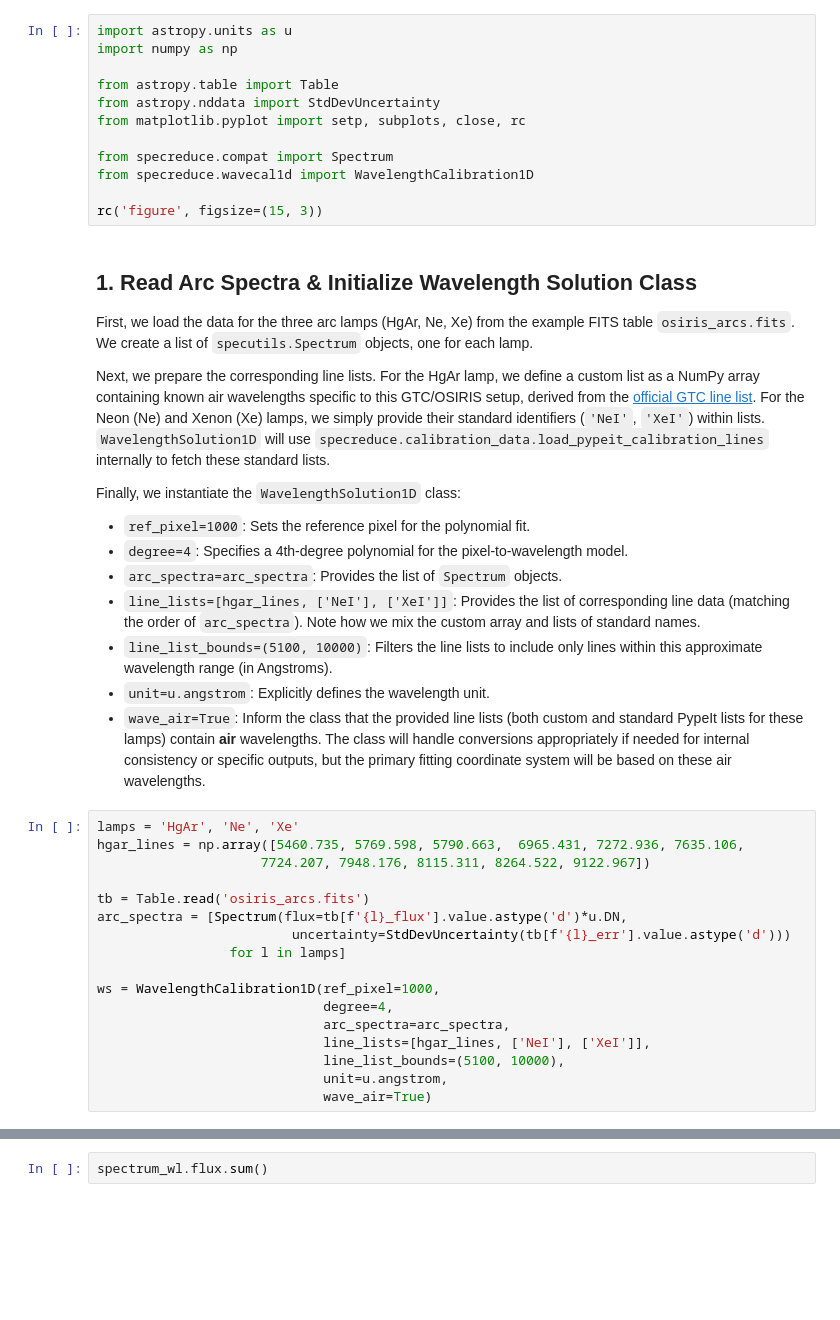
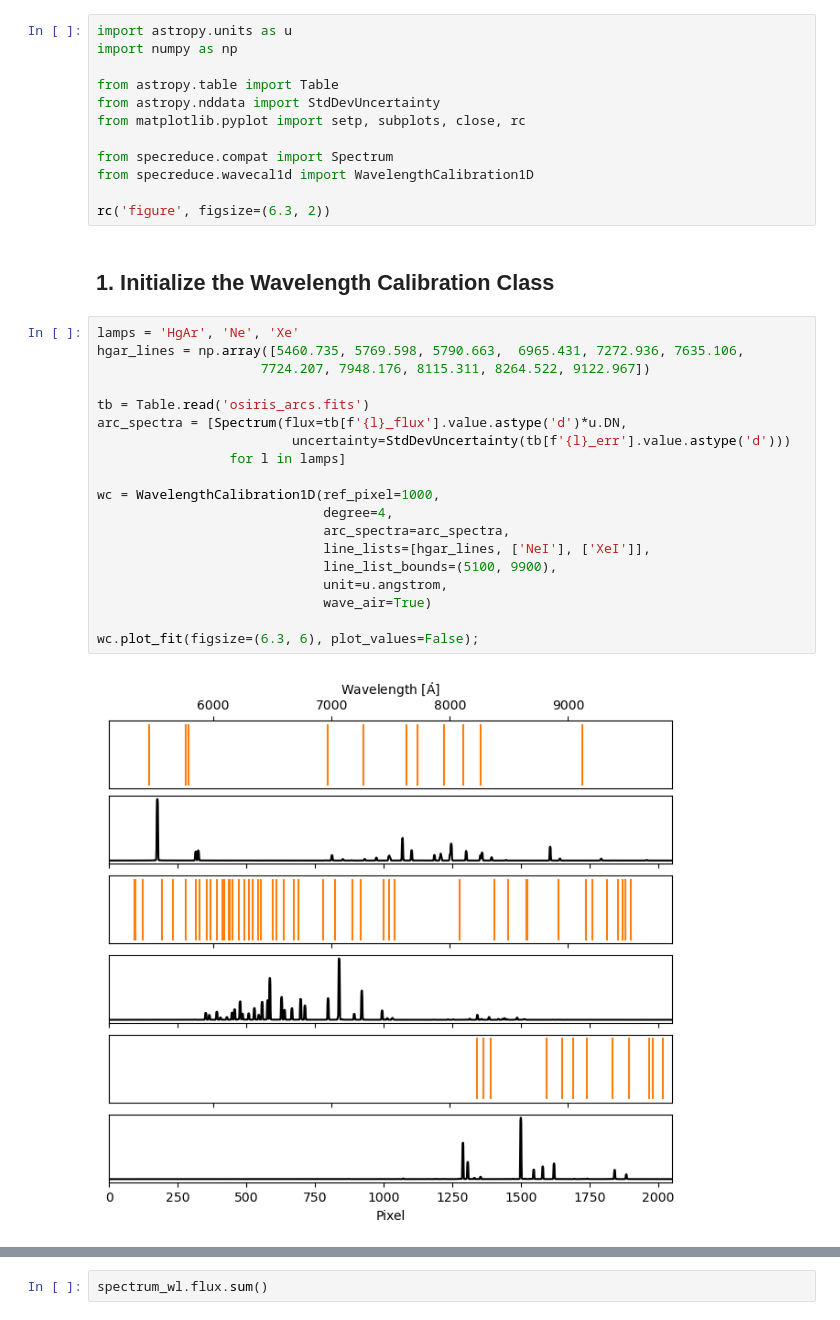
Before and after one commit to astropy/specreduce, a Jupyter notebook: docs/wavelength_calibration/wavecal1d_example_03.ipynb, the cells around one changed output, grey strips where cells are left out. Saved outputs shown, nothing was run; the diff lists cells and outputs as text; blank space fills up the shorter version.

```diff
--- a/docs/wavelength_calibration/wavecal1d_example_03.ipynb
+++ b/docs/wavelength_calibration/wavecal1d_example_03.ipynb
@@ -30,39 +35,30 @@ from matplotlib.pyplot import setp, subplots, close, rc
 from specreduce.compat import Spectrum
 from specreduce.wavecal1d import WavelengthCalibration1D
 
-rc('figure', figsize=(15, 3))
+rc('figure', figsize=(6.3, 2))
 # %% [markdown]
-## 1. Read Arc Spectra & Initialize Wavelength Solution Class
-
-First, we load the data for the three arc lamps (HgAr, Ne, Xe) from the example FITS table `osiris_arcs.fits`. We create a list of `specutils.Spectrum` objects, one for each lamp.
-
-Next, we prepare the corresponding line lists. For the HgAr lamp, we define a custom list as a NumPy array containing known air wavelengths specific to this GTC/OSIRIS setup, derived from the [official GTC line list](https://www.gtc.iac.es/instruments/osiris/media/lines/GTClinelist0.txt). For the Neon (Ne) and Xenon (Xe) lamps, we simply provide their standard identifiers (`'NeI'`, `'XeI'`) within lists. `WavelengthSolution1D` will use `specreduce.calibration_data.load_pypeit_calibration_lines` internally to fetch these standard lists.
-
-Finally, we instantiate the `WavelengthSolution1D` class:
-- `ref_pixel=1000`: Sets the reference pixel for the polynomial fit.
-- `degree=4`: Specifies a 4th-degree polynomial for the pixel-to-wavelength model.
-- `arc_spectra=arc_spectra`: Provides the list of `Spectrum` objects.
-- `line_lists=[hgar_lines, ['NeI'], ['XeI']]`: Provides the list of corresponding line data (matching the order of `arc_spectra`). Note how we mix the custom array and lists of standard names.
-- `line_list_bounds=(5100, 10000)`: Filters the line lists to include only lines within this approximate wavelength range (in Angstroms).
-- `unit=u.angstrom`: Explicitly defines the wavelength unit.
-- `wave_air=True`: Inform the class that the provided line lists (both custom and standard PypeIt lists for these lamps) contain **air** wavelengths. The class will handle conversions appropriately if needed for internal consistency or specific outputs, but the primary fitting coordinate system will be based on these air wavelengths.
+## 1. Initialize the Wavelength Calibration Class
 # %%
 lamps = 'HgAr', 'Ne', 'Xe'
 hgar_lines = np.array([5460.735, 5769.598, 5790.663,  6965.431, 7272.936, 7635.106,
                      7724.207, 7948.176, 8115.311, 8264.522, 9122.967])
 
 tb = Table.read('osiris_arcs.fits')
 arc_spectra = [Spectrum(flux=tb[f'{l}_flux'].value.astype('d')*u.DN,
                          uncertainty=StdDevUncertainty(tb[f'{l}_err'].value.astype('d')))
                  for l in lamps]
 
-ws = WavelengthCalibration1D(ref_pixel=1000,
+wc = WavelengthCalibration1D(ref_pixel=1000,
                              degree=4,
                              arc_spectra=arc_spectra,
                              line_lists=[hgar_lines, ['NeI'], ['XeI']],
-                             line_list_bounds=(5100, 10000),
+                             line_list_bounds=(5100, 9900),
                              unit=u.angstrom,
                              wave_air=True)
+
+wc.plot_fit(figsize=(6.3, 6), plot_values=False);
+# %% [output]
+[figure, added]
 # %% [markdown]
 ## 2. Perform Automated Fit using `fit_global`
 
```
Also changed, not shown: parts of 14 cells of this notebook.
